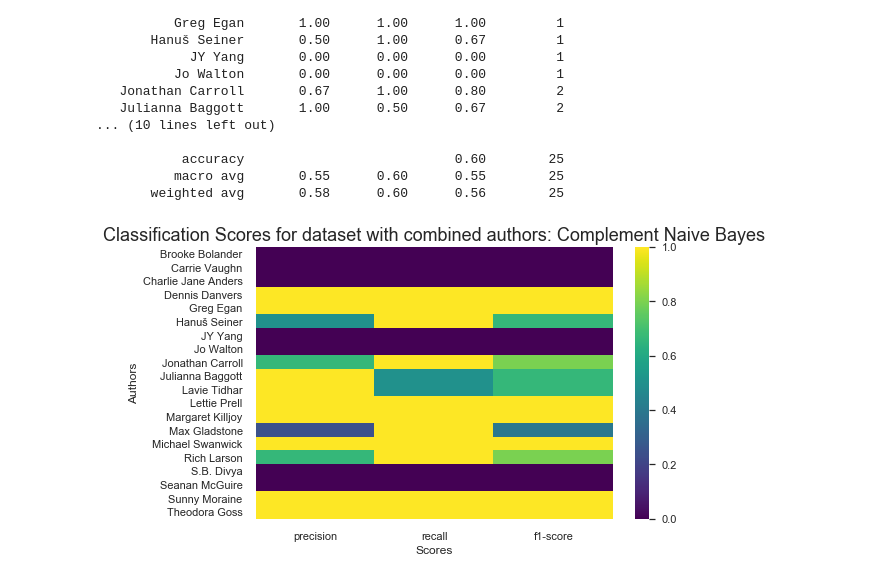
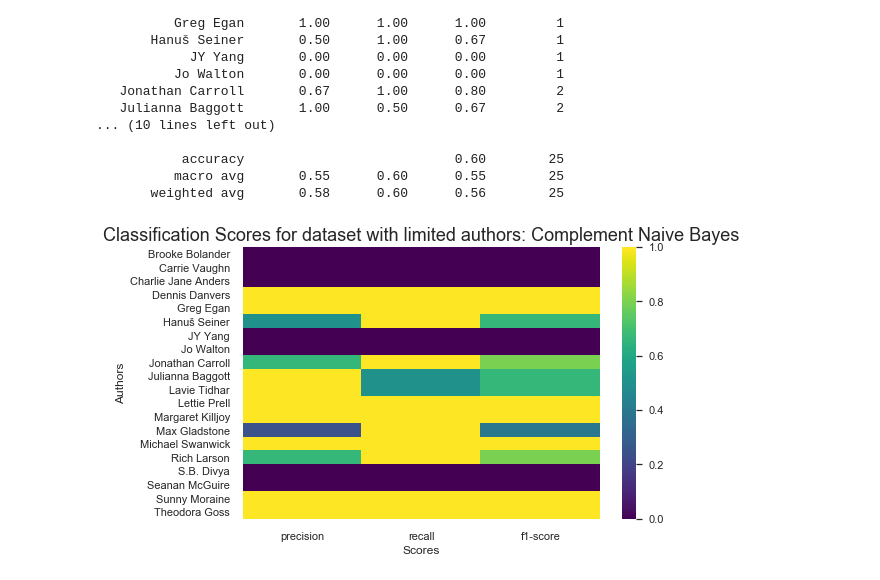
Before and after one commit to chrisoyer/unsupervised_learning-scifi_stories, a Jupyter notebook: scifi_stories.ipynb, the cells around one changed output. Cells and saved outputs as stored; diff of their text form; code cells hidden in the pictures.

```diff
--- a/scifi_stories.ipynb
+++ b/scifi_stories.ipynb
@@ -248,5 +247,5 @@ vectorizer = TfidfVectorizer(stop_words='english', strip_accents='unicode')
 # %%
-X_tfidf = vectorizer.fit_transform(stories_df.tokenized_words.apply(lambda x: " ".join(x)))
+X_tfidf = vectorizer.fit_transform(stories_df.tokenized_words)
 # %%
 #Create bigrams feature
 stories_df["bgrams"] = stories_df.tokenized_words.apply(lambda x: list(bigrams(x)))
@@ -521,7 +530,7 @@ lda cycles through each word in each document, recalculating probability that wo
 # %%
 feature_count = 11
-lda = LatentDirichletAllocation(n_components=feature_count, max_iter=10, learning_method='online',verbose=False,
-                                learning_decay=.95, learning_offset=150)
+lda = LatentDirichletAllocation(n_components=feature_count, learning_method='online', verbose=False,
+                                learning_decay=.95, learning_offset=150, max_iter=10)
 lda.fit(X_tfidf)
 lda_topics = lda.transform(X_tfidf)
 lda.perplexity(X_tfidf)
@@ -772,7 +813,7 @@ Charlie Jane Anders       0.00      0.00      0.00         1
           macro avg       0.55      0.60      0.55        25
        weighted avg       0.58      0.60      0.56        25
 # %%
-classification_hm(ytrue=y_test_reduced, ypred=y_pred_nbayesc_reduced,
-                  title='Classification Scores for dataset with combined authors: Complement Naive Bayes')
+classification_hm(y_test_reduced, y_pred_nbayesc_reduced,
+                  'Classification Scores for dataset with limited authors: Complement Naive Bayes')
 # %% [output]
-[figure, old version]
+[figure, new version]
```
Also changed, not shown: parts of 63 cells of this notebook.
